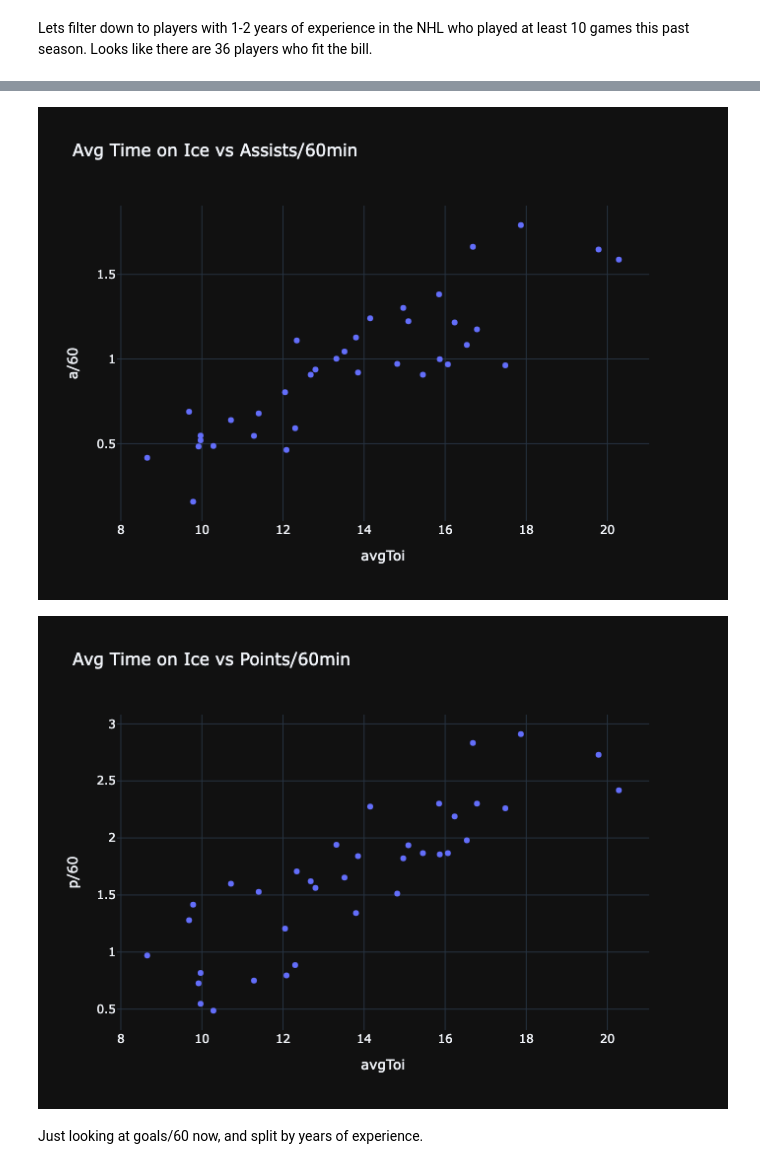
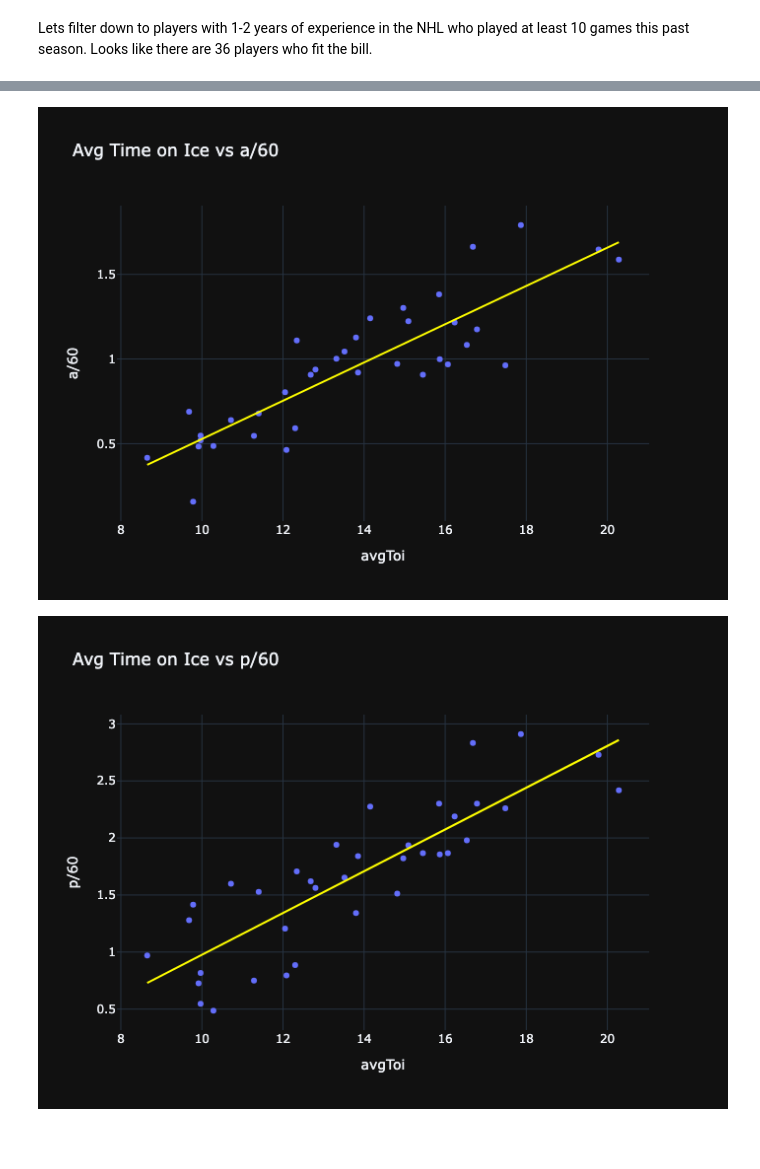
Before and after one commit to rmahtab/nhl-player-projections, a Jupyter notebook: breakout-candidates.ipynb, the cells around one changed output, grey strips where cells are left out. Drawn from its saved outputs; the diff is of its cells as text; code cells hidden in the pictures; blank space fills up the shorter version.

Commit message:
rank sum analysis

```diff
--- a/breakout-candidates.ipynb
+++ b/breakout-candidates.ipynb
@@ -62,0 +59,17 @@ px.scatter(
+# %%
+metric = "g/60"
+fig = px.scatter(
+    subset,
+    x="avgToi",
+    y=metric,
+    hover_name="playerName",
+    hover_data=["goals", "assists", "points", "gamesPlayed", "team", "age", "capHit"],
+    width=800,
+    height=500,
+    title=f"Avg Time on Ice vs {metric}",
+    trendline="ols",
+    trendline_color_override="yellow",
+)
+fig.show()
+subset.loc[:, f"{metric}_adj"] = subset[metric] / subset["avgToi"]
+subset.loc[:, f"{metric}_adj_rank"] = subset[f"{metric}_adj"].rank(ascending=False, method='first').astype(int)
@@ -63,28 +78,38 @@ px.scatter(
 # %%
-px.scatter(
+metric = "a/60"
+fig = px.scatter(
     subset,
     x="avgToi",
-    y="a/60",
+    y=metric,
     hover_name="playerName",
     hover_data=["goals", "assists", "points", "gamesPlayed", "team", "age", "capHit"],
     width=800,
     height=500,
-    title="Avg Time on Ice vs Assists/60min",
+    title=f"Avg Time on Ice vs {metric}",
+    trendline="ols",
+    trendline_color_override="yellow",
 )
+fig.show()
+subset.loc[:, f"{metric}_adj"] = subset[metric] / subset["avgToi"]
+subset.loc[:, f"{metric}_adj_rank"] = subset[f"{metric}_adj"].rank(ascending=False, method='first').astype(int)
 # %% [output]
-[figure, old version]
+[figure, new version]
 # %%
-px.scatter(
+metric = "p/60"
+fig = px.scatter(
     subset,
     x="avgToi",
-    y="p/60",
+    y=metric,
     hover_name="playerName",
     hover_data=["goals", "assists", "points", "gamesPlayed", "team", "age", "capHit"],
     width=800,
     height=500,
-    title="Avg Time on Ice vs Points/60min",
+    title=f"Avg Time on Ice vs {metric}",
+    trendline="ols",
+    trendline_color_override="yellow",
 )
+fig.show()
+subset.loc[:, f"{metric}_adj"] = subset[metric] / subset["avgToi"]
+subset.loc[:, f"{metric}_adj_rank"] = subset[f"{metric}_adj"].rank(ascending=False, method='first').astype(int)
 # %% [output]
-[figure, old version]
+[figure, new version]
-# %% [markdown]
-Just looking at goals/60 now, and split by years of experience.
```
Also changed, not shown: parts of 14 cells of this notebook, 2 other files.
